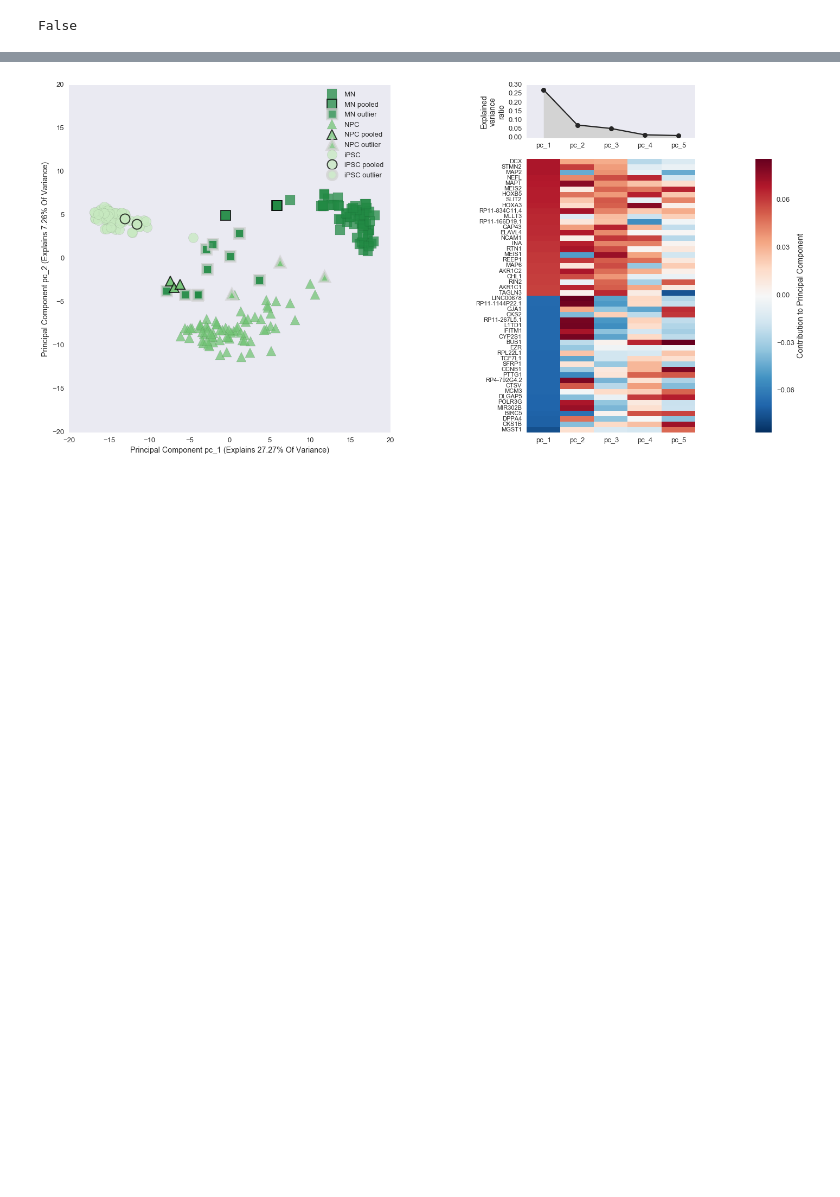
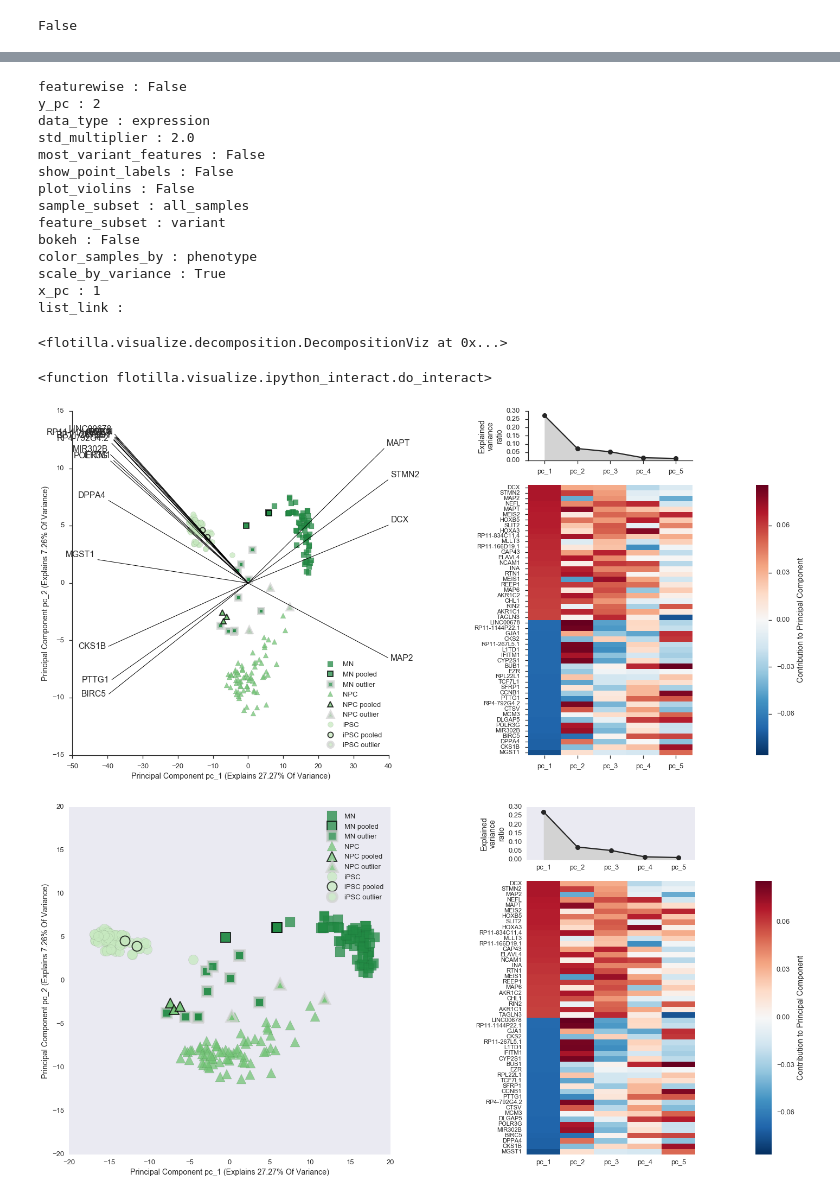
Before and after one commit to YeoLab/singlecell_pnm, a Jupyter notebook: 1._Figure_1/1.2_Figure_1,_part_2.ipynb, the cells around one changed output, grey strips where cells are left out. Drawn from its saved outputs; the diff is of its cells as text; code cells hidden in the pictures; blank space fills up the shorter version.

```diff
--- a/1._Figure_1/1.2_Figure_1,_part_2.ipynb
+++ b/1._Figure_1/1.2_Figure_1,_part_2.ipynb
@@ -72,3 +72,23 @@ with sns.axes_style('dark'):
+# %%
+study.interactive_pca()
+# %% [output]
+featurewise : False
+y_pc : 2
+data_type : expression
+std_multiplier : 2.0
+most_variant_features : False
+show_point_labels : False
+plot_violins : False
+sample_subset : all_samples
+feature_subset : variant
+bokeh : False
+color_samples_by : phenotype
+scale_by_variance : True
+x_pc : 1
+list_link :
+<flotilla.visualize.decomposition.DecompositionViz at 0x...>
+<function flotilla.visualize.ipython_interact.do_interact>
+[figure, added]
 # %%
 with sns.axes_style('dark'):
     viz = study.plot_pca(show_vectors=False, scale_by_variance=False, markersize=18)
```
Also changed, not shown: parts of 12 cells of this notebook, 7 other files.
